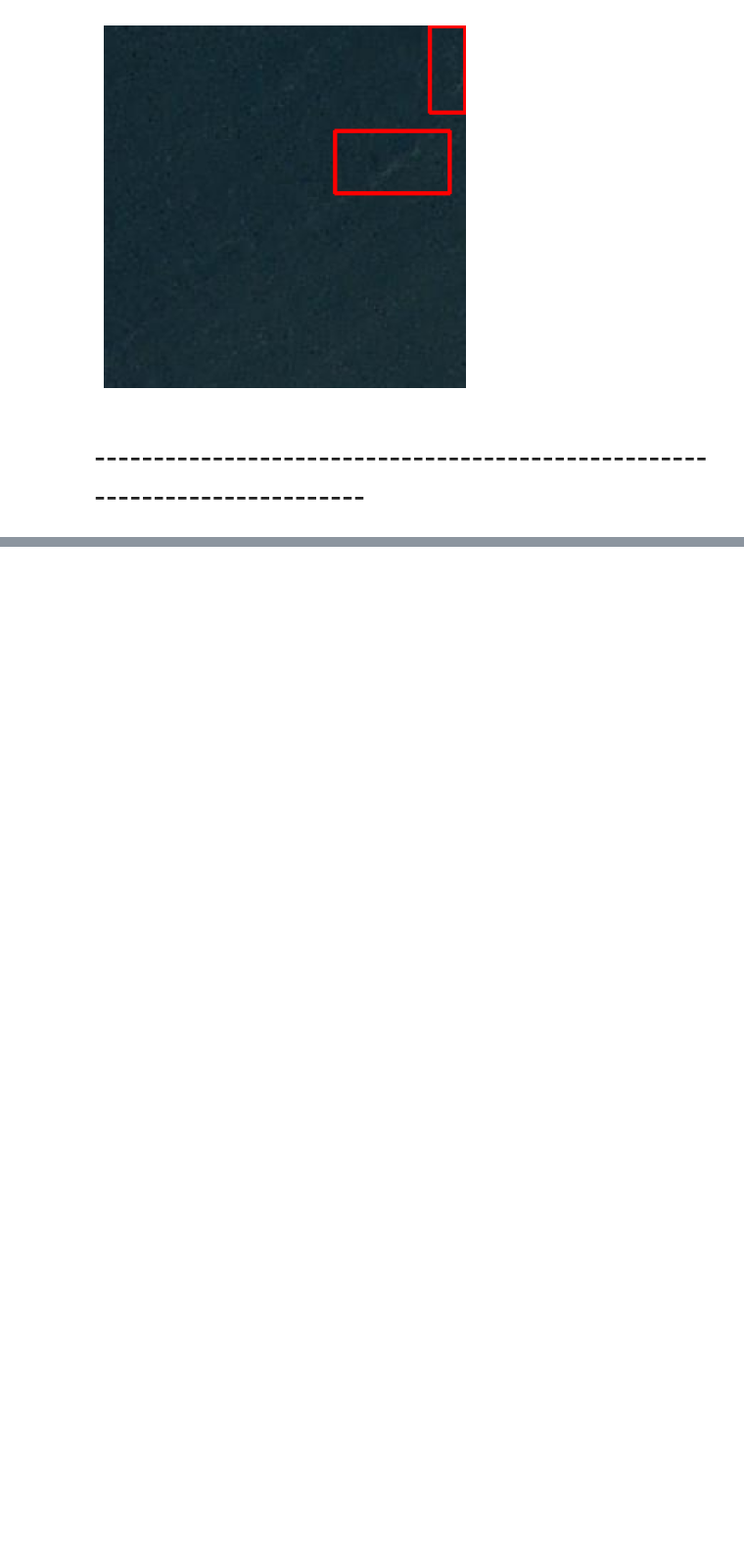
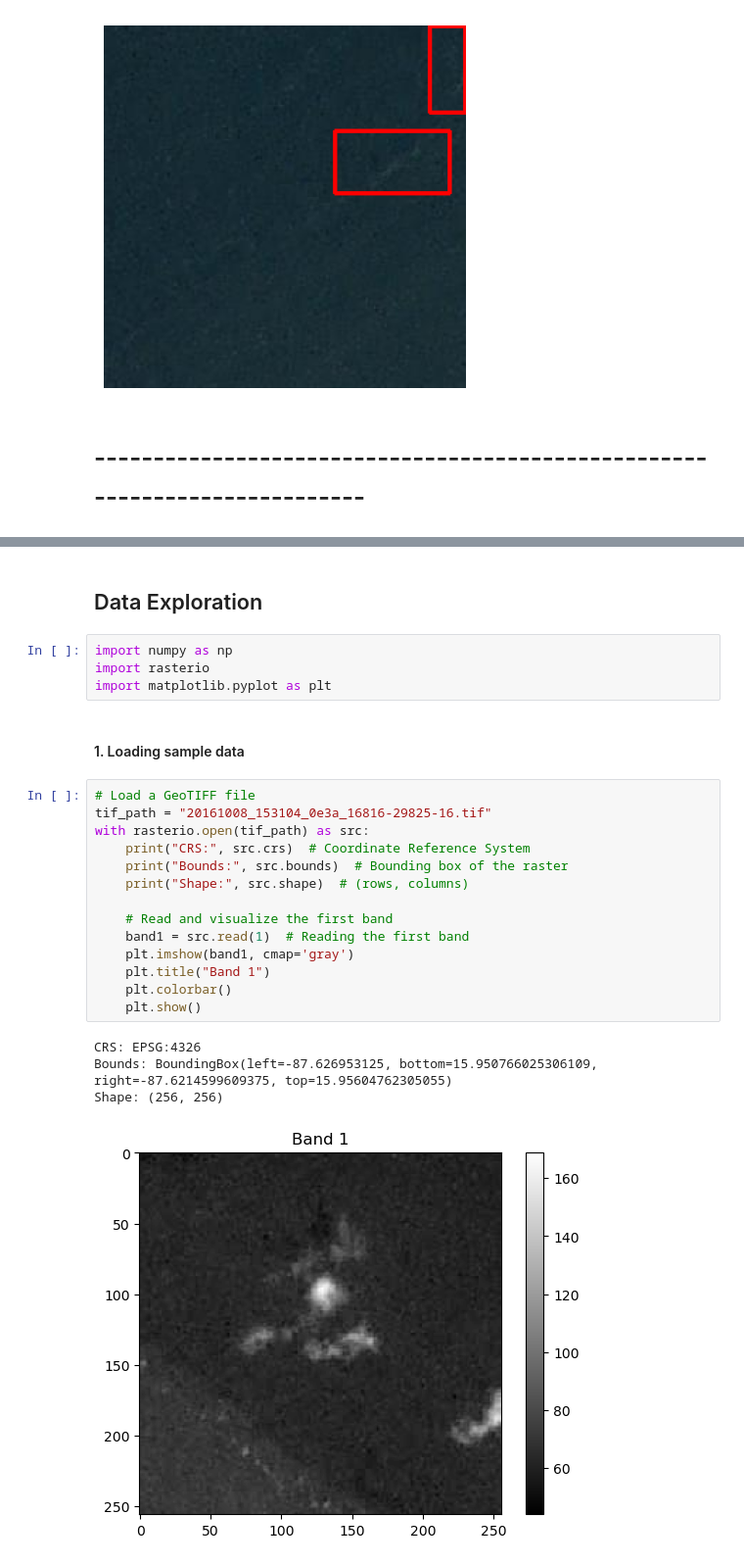
Before and after one commit to AdityaHegde712/Marine-Debris-Detection, a Jupyter notebook: data_exploration/data_exploration_planet.ipynb, the cells around one changed output, grey strips where cells are left out. Shown at 98% size. Saved outputs shown, nothing was run; the diff lists cells and outputs as text; blank space fills up the shorter version.

```diff
--- a/data_exploration_planet.ipynb
+++ b/data_exploration/data_exploration_planet.ipynb
@@ -377,0 +383,27 @@ def augment_images(original_image: np.ndarray, original_bboxes: List[List[int]])
+# %% [markdown]
+## Data Exploration
+# %%
+import numpy as np
+import rasterio
+import matplotlib.pyplot as plt
+# %% [markdown]
+#### 1. Loading sample data
+# %%
+# Load a GeoTIFF file
+tif_path = "20161008_153104_0e3a_16816-29825-16.tif"
+with rasterio.open(tif_path) as src:
+    print("CRS:", src.crs)  # Coordinate Reference System
+    print("Bounds:", src.bounds)  # Bounding box of the raster
+    print("Shape:", src.shape)  # (rows, columns)
+
+    # Read and visualize the first band
+    band1 = src.read(1)  # Reading the first band
+    plt.imshow(band1, cmap='gray')
+    plt.title("Band 1")
+    plt.colorbar()
+    plt.show()
+# %% [output]
+CRS: EPSG:4326
+Bounds: BoundingBox(left=-87.626953125, bottom=15.950766025306109, right=-87.6214599609375, top=15.95604762305055)
+Shape: (256, 256)
+[figure, added]
```
Also changed, not shown: parts of 14 cells of this notebook, 4 other files.
